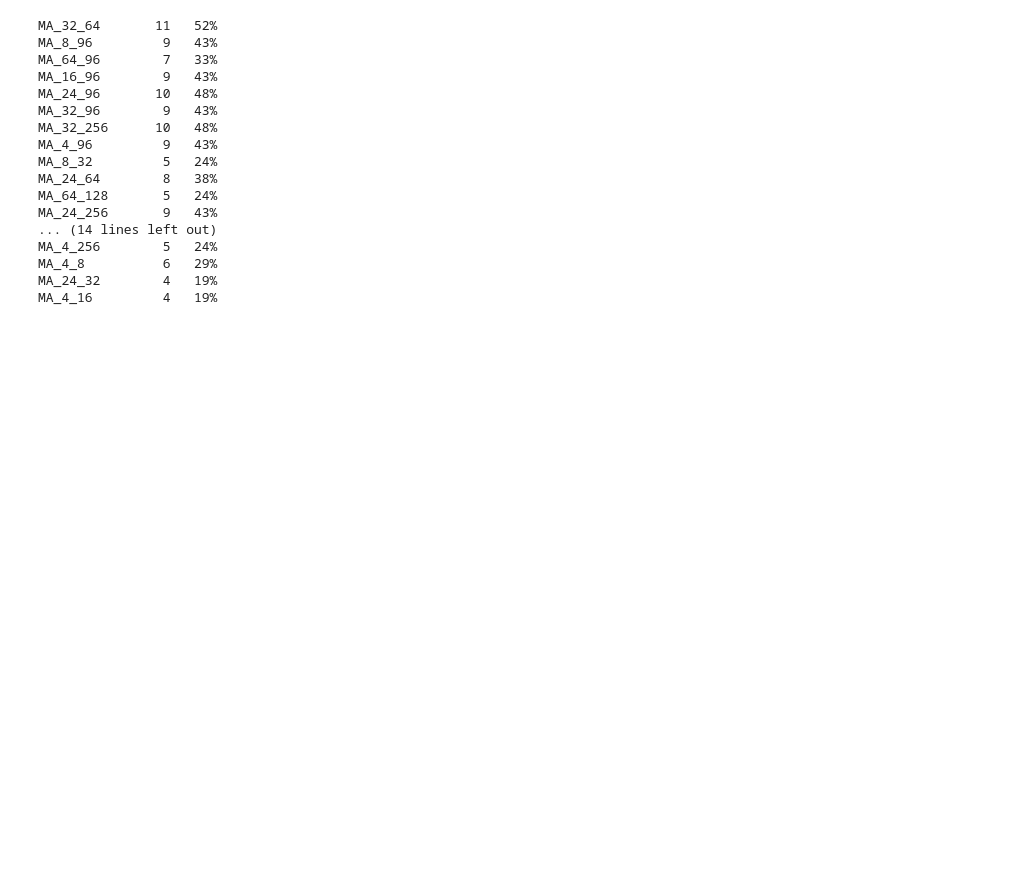
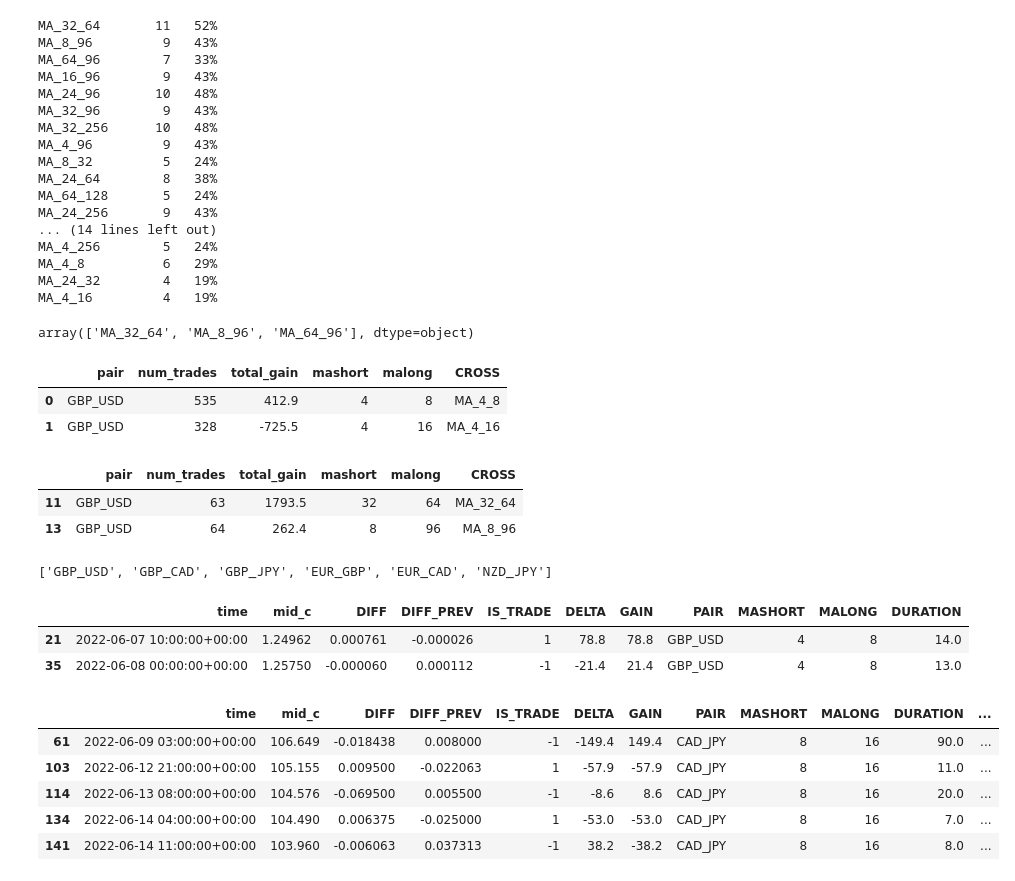
Before and after one commit to mathewqpmiller/Python-ForexTradingBot, a Jupyter notebook: ma_sim_explorer.ipynb, the cells around one changed output. Drawn from its saved outputs; the diff is of its cells as text; code cells hidden in the pictures; blank space fills up the shorter version.

```diff
--- a/ma_sim_explorer.ipynb
+++ b/ma_sim_explorer.ipynb
@@ -85,0 +88,10 @@ MA_4_16         4   19%
+# %%
+crosses
+# %% [output]
+array(['MA_32_64', 'MA_8_96', 'MA_64_96'], dtype=object)
+# %%
+ma_test_res.head(2)
+# %% [output]
+|  | pair | num_trades | total_gain | mashort | malong | CROSS |
+| 0 | GBP_USD | 535 | 412.9 | 4 | 8 | MA_4_8 |
+| 1 | GBP_USD | 328 | -725.5 | 4 | 16 | MA_4_16 |
@@ -85,0 +100,6 @@ MA_4_16         4   19%
+# %%
+df_good.head(2)
+# %% [output]
+|  | pair | num_trades | total_gain | mashort | malong | CROSS |
+| 11 | GBP_USD | 63 | 1793.5 | 32 | 64 | MA_32_64 |
+| 13 | GBP_USD | 64 | 262.4 | 8 | 96 | MA_8_96 |
@@ -85,0 +108,23 @@ MA_4_16         4   19%
+# %%
+our_pairs
+# %% [output]
+['GBP_USD', 'GBP_CAD', 'GBP_JPY', 'EUR_GBP', 'EUR_CAD', 'NZD_JPY']
+# %%
+all_trades.head(2)
+# %% [output]
+|  | time | mid_c | DIFF | DIFF_PREV | IS_TRADE | DELTA | GAIN | PAIR | MASHORT | MALONG | DURATION |
+| 21 | 2022-06-07 10:00:00+00:00 | 1.24962 | 0.000761 | -0.000026 | 1 | 78.8 | 78.8 | GBP_USD | 4 | 8 | 14.0 |
+| 35 | 2022-06-08 00:00:00+00:00 | 1.25750 | -0.000060 | 0.000112 | -1 | -21.4 | 21.4 | GBP_USD | 4 | 8 | 13.0 |
+# %%
+all_trades["CROSS"] = "MA_" + all_trades.MASHORT.map(str) + "_" + all_trades.MALONG.map(str)
+# %%
+trades_cad_jpy = all_trades[(all_trades.CROSS=="MA_8_16") & (all_trades.PAIR=="CAD_JPY")].copy()
+# %%
+trades_cad_jpy.head()
+# %% [output]
+|  | time | mid_c | DIFF | DIFF_PREV | IS_TRADE | DELTA | GAIN | PAIR | MASHORT | MALONG | DURATION | ... |
+| 61 | 2022-06-09 03:00:00+00:00 | 106.649 | -0.018438 | 0.008000 | -1 | -149.4 | 149.4 | CAD_JPY | 8 | 16 | 90.0 | ... |
+| 103 | 2022-06-12 21:00:00+00:00 | 105.155 | 0.009500 | -0.022063 | 1 | -57.9 | -57.9 | CAD_JPY | 8 | 16 | 11.0 | ... |
+| 114 | 2022-06-13 08:00:00+00:00 | 104.576 | -0.069500 | 0.005500 | -1 | -8.6 | 8.6 | CAD_JPY | 8 | 16 | 20.0 | ... |
+| 134 | 2022-06-14 04:00:00+00:00 | 104.490 | 0.006375 | -0.025000 | 1 | -53.0 | -53.0 | CAD_JPY | 8 | 16 | 7.0 | ... |
+| 141 | 2022-06-14 11:00:00+00:00 | 103.960 | -0.006063 | 0.037313 | -1 | 38.2 | -38.2 | CAD_JPY | 8 | 16 | 8.0 | ... |
```
Also changed, not shown: parts of 8 cells of this notebook.
